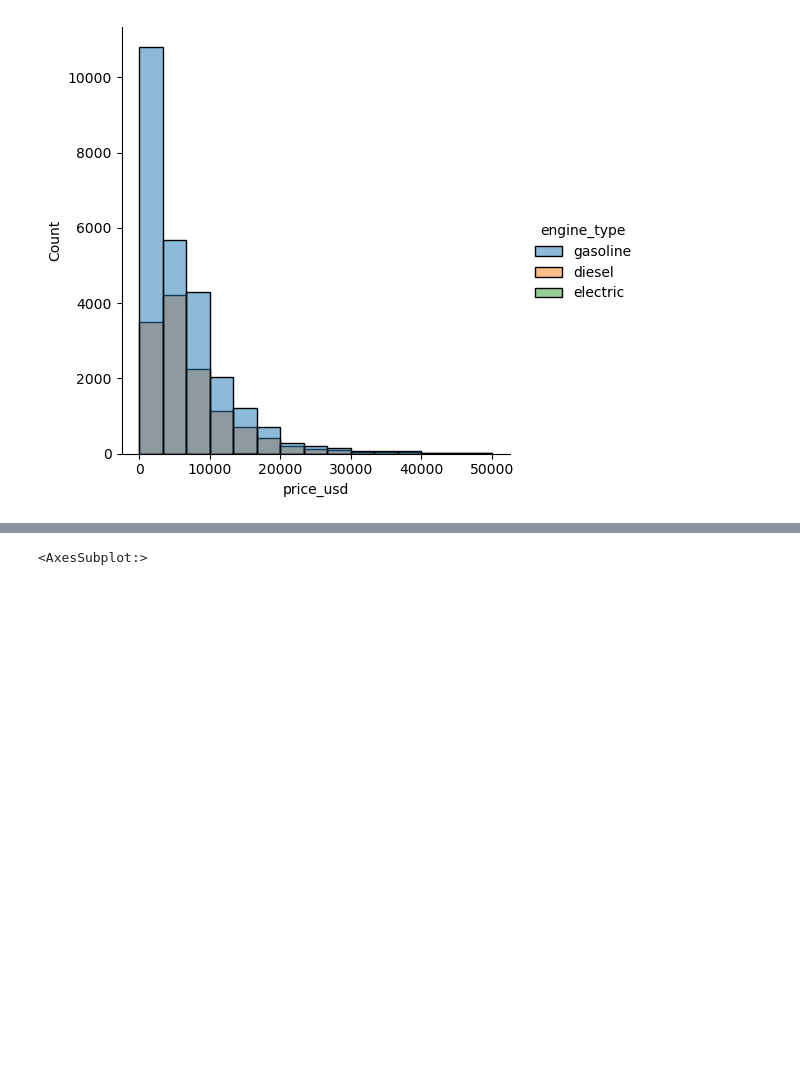
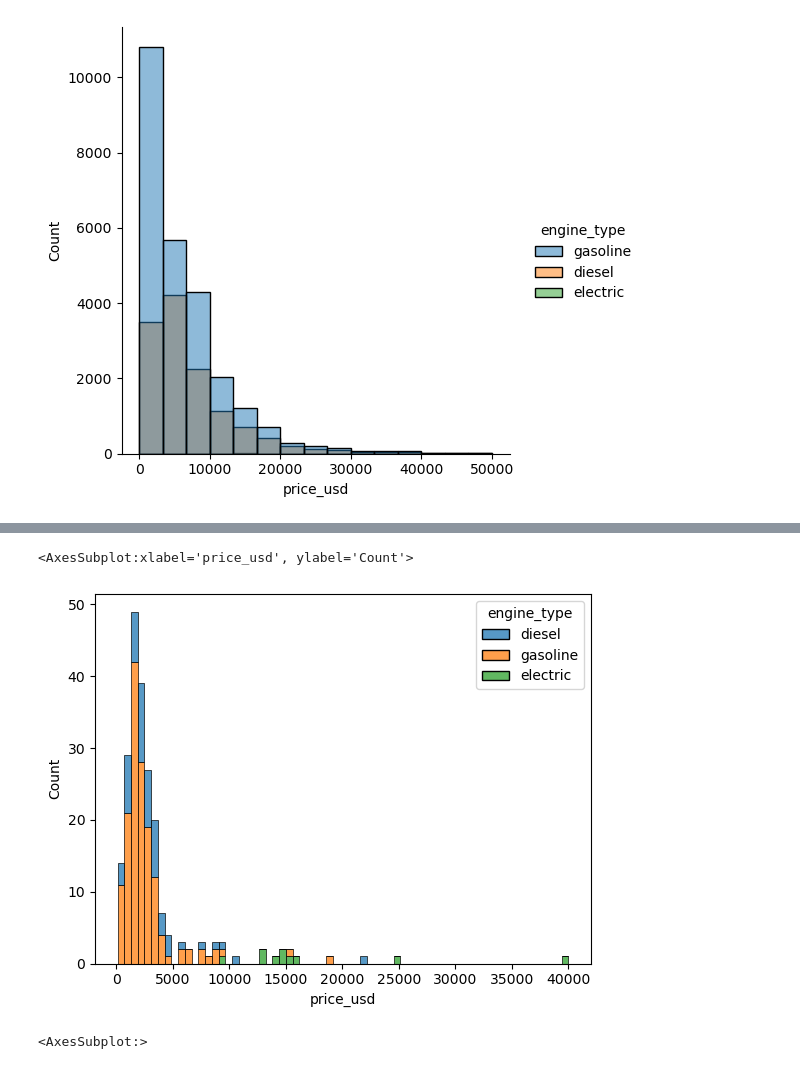
Before and after one commit to dhduartea/Curso-de-Matem-ticas-para-Data-Science-Estad-stica-Descriptiva, a Jupyter notebook: descriptive_statistic.ipynb, the cells around one changed output, grey strips where cells are left out. Saved outputs shown, nothing was run; the diff lists cells and outputs as text; code cells hidden in the pictures; blank space fills up the shorter version.

```diff
--- a/descriptive_statistic.ipynb
+++ b/descriptive_statistic.ipynb
@@ -212,3 +241,9 @@ sns.displot(df, x="price_usd", hue="engine_type", bins=15)
+# %%
+Q7_df = df[(df['manufacturer_name']=='Alfa Romeo') | (df['engine_type']=='electric')]
+sns.histplot(Q7_df, x='price_usd', hue = 'engine_type', multiple="stack")
+# %% [output]
+<AxesSubplot:xlabel='price_usd', ylabel='Count'>
+[figure, added]
 # %%
 df["manufacturer_name"].value_counts()[:5].plot(kind="bar")
 # %% [output]
```
Also changed, not shown: parts of 8 cells of this notebook, 1 other file.
